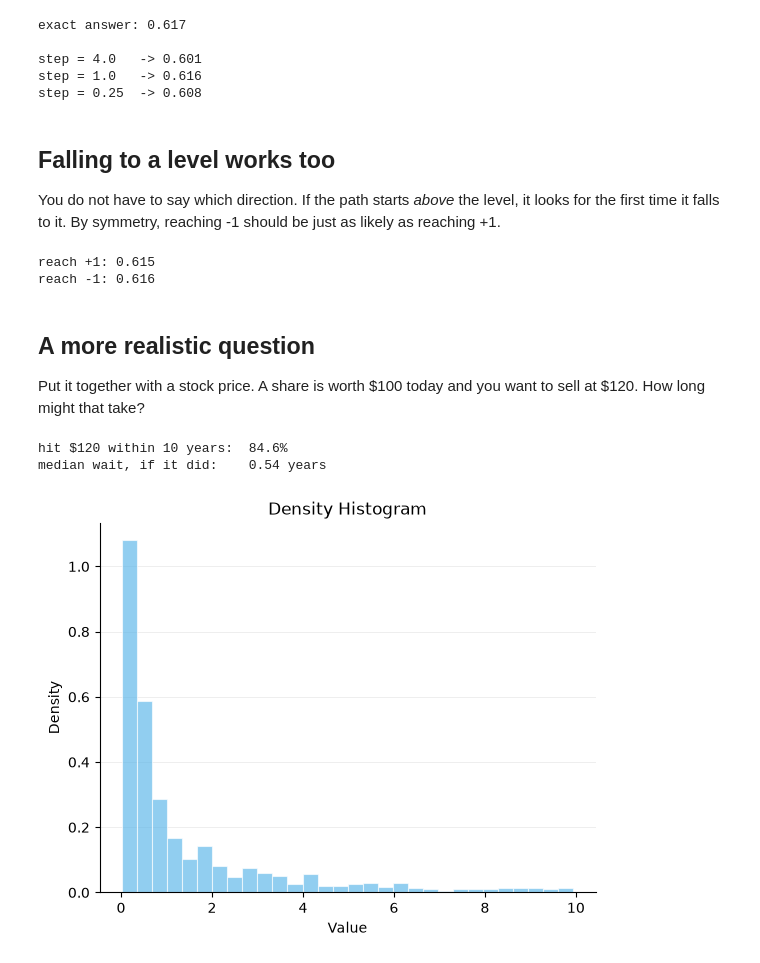
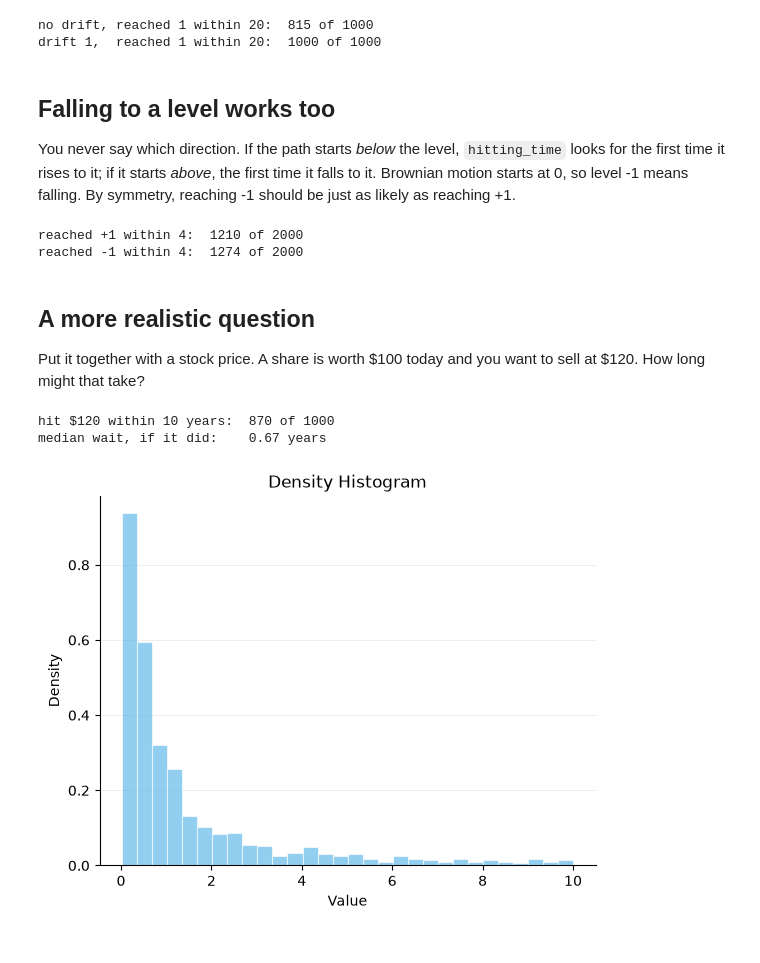
Before and after one commit to calpoly-symbulate/symbulate, a Jupyter notebook: team/models-and-sim-design/hitting_times_demo.ipynb, the cells around one changed output. Cells and saved outputs as stored; diff of their text form; code cells hidden in the pictures.

Commit message:
fixed the hitting_times demo [Maybach Music]

```diff
--- a/team/models-and-sim-design/hitting_times_demo.ipynb
+++ b/team/models-and-sim-design/hitting_times_demo.ipynb
@@ -121,49 +118,43 @@ The proof that this works: for Brownian motion the answer should not depend on h
 # %%
-exact = 2 * st.norm.cdf(-1 / np.sqrt(4))
-print(f"exact answer: {exact:.3f}\n")
+drifting = hitting_time(BrownianMotion(drift=1), level=1, max_time=20).sim(1000)
 
-for step in [4.0, 1.0, 0.25]:
-    T_step = hitting_time(B, level=1, max_time=4, step=step)
-    got = np.mean(np.isfinite([v for v in T_step.sim(2000)]))
-    print(f"step = {step:<5} -> {got:.3f}")
+print(f"no drift, reached 1 within 20:  {times.count_leq(20)} of 1000")
+print(f"drift 1,  reached 1 within 20:  {drifting.count_leq(20)} of 1000")
 # %% [output]
-exact answer: 0.617
-
-step = 4.0   -> 0.601
-step = 1.0   -> 0.616
-step = 0.25  -> 0.608
+no drift, reached 1 within 20:  815 of 1000
+drift 1,  reached 1 within 20:  1000 of 1000
 # %% [markdown]
 ## Falling to a level works too
 
-You do not have to say which direction. If the path starts *above* the level, it looks for the first time it falls to it. By symmetry, reaching -1 should be just as likely as reaching +1.
+You never say which direction. If the path starts *below* the level,
+`hitting_time` looks for the first time it rises to it; if it starts *above*,
+the first time it falls to it. Brownian motion starts at 0, so level -1 means
+falling. By symmetry, reaching -1 should be just as likely as reaching +1.
 # %%
-up = hitting_time(B, level=1, max_time=4)
-down = hitting_time(B, level=-1, max_time=4)
+up = hitting_time(B, level=1, max_time=4).sim(2000)
+down = hitting_time(B, level=-1, max_time=4).sim(2000)
 
-for name, T_dir in [("reach +1", up), ("reach -1", down)]:
-    got = np.mean(np.isfinite([v for v in T_dir.sim(2000)]))
-    print(f"{name}: {got:.3f}")
+print(f"reached +1 within 4:  {up.count_leq(4)} of 2000")
+print(f"reached -1 within 4:  {down.count_leq(4)} of 2000")
 # %% [output]
-reach +1: 0.615
-reach -1: 0.616
+reached +1 within 4:  1210 of 2000
+reached -1 within 4:  1274 of 2000
 # %% [markdown]
 ## A more realistic question
 
-Put it together with a stock price. A share is worth \$100 today and you want to sell at \$120. How long might that take?
+Put it together with a stock price. A share is worth \$100 today and you want
+to sell at \$120. How long might that take?
 # %%
 stock = GeometricBrownianMotion(initial_value=100, growth_rate=0.05, scale=0.3)
-wait = hitting_time(stock, level=120, max_time=10)
+wait = hitting_time(stock, level=120, max_time=10).sim(1000)
 
-waits = np.array([v for v in wait.sim(1000)], dtype=float)
-sold = waits[np.isfinite(waits)]
-
-print(f"hit $120 within 10 years:  {len(sold) / len(waits):.1%}")
-print(f"median wait, if it did:    {np.median(sold):.2f} years")
+print(f"hit $120 within 10 years:  {wait.count_leq(10)} of 1000")
+print(f"median wait, if it did:    {wait.filter_leq(10).median():.2f} years")
 # %% [output]
-hit $120 within 10 years:  84.6%
-median wait, if it did:    0.54 years
+hit $120 within 10 years:  870 of 1000
+median wait, if it did:    0.67 years
 # %%
-wait.sim(1000).filter_leq(10).plot()
+wait.filter_leq(10).plot()
 # %% [output]
-[figure, old version]
+[figure, new version]
 # %% [markdown]
```
Also changed, not shown: parts of 31 cells of this notebook.
